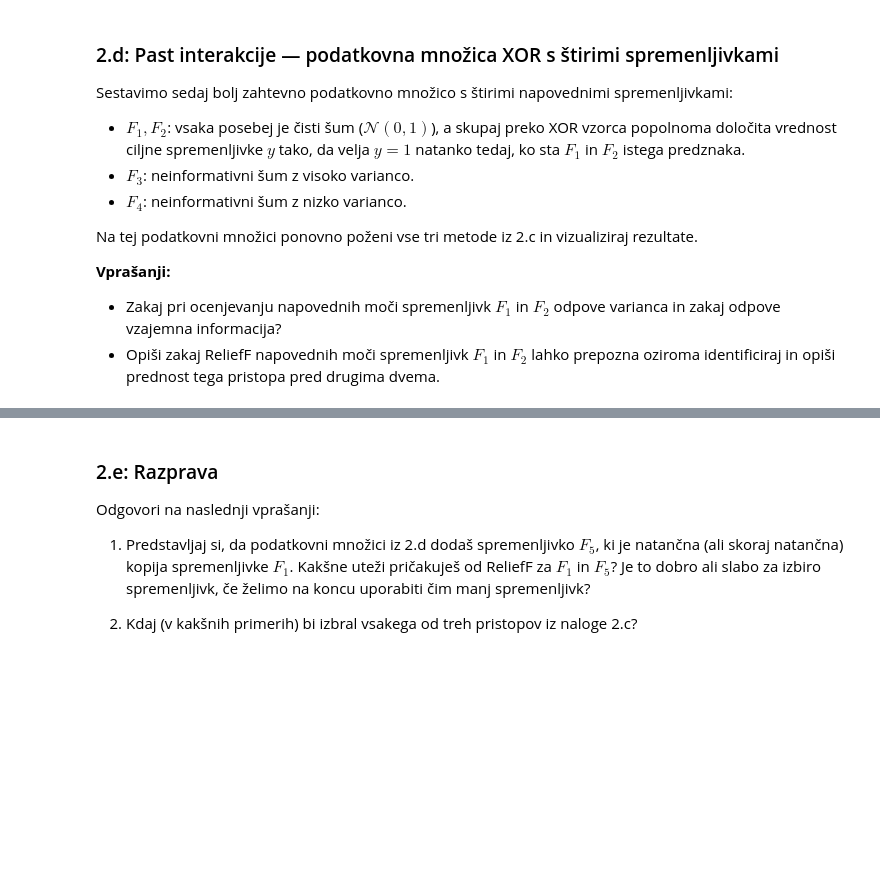
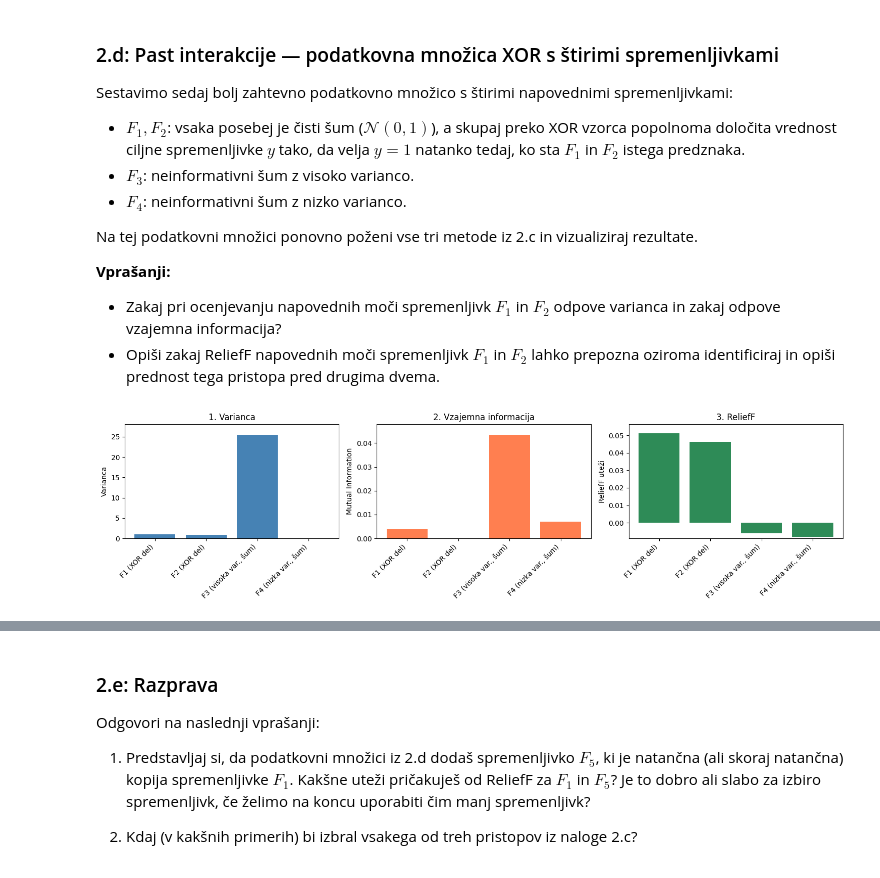
Before and after one commit to EnejBrus/ITAP, a Jupyter notebook: dn3.ipynb, the cells around one changed output, grey strips where cells are left out. Saved outputs shown, nothing was run; the diff lists cells and outputs as text; code cells hidden in the pictures; blank space fills up the shorter version.

```diff
--- a/dn3.ipynb
+++ b/dn3.ipynb
@@ -403,17 +403,86 @@ Na tej podatkovni množici ponovno poženi vse tri metode iz 2.c in vizualiziraj
 - Zakaj pri ocenjevanju napovednih moči spremenljivk $F_1$ in $F_2$ odpove varianca in zakaj odpove vzajemna informacija?
 - Opiši zakaj ReliefF napovednih moči spremenljivk $F_1$ in $F_2$ lahko prepozna oziroma identificiraj in opiši prednost tega pristopa pred drugima dvema.
 # %%
+import numpy as np
+import matplotlib.pyplot as plt
+from sklearn.feature_selection import mutual_info_classif
+
 rng = np.random.default_rng(0)
 n = 500
 F1 = rng.normal(0, 1, n)
 F2 = rng.normal(0, 1, n)
 y_data = ((F1 * F2) > 0).astype(int)  # XOR: 1, če sta istega predznaka
 F3 = rng.normal(0, 5, n)              # visoka varianca, neinformativna
 F4 = rng.normal(0, 0.01, n)           # nizka varianca, neinformativna
 X_data = np.column_stack([F1, F2, F3, F4])
 
 feature_names = ["F1 (XOR del)", "F2 (XOR del)", "F3 (visoka var., šum)", "F4 (nizka var., šum)"]
 
-# Dopolni
+# 1. Varianca
+variance_scores = np.var(X_data, axis=0)
+
+# 2. Mutual Information
+mi_scores = mutual_info_classif(X_data, y_data, random_state=0)
+
+# 3. ReliefF
+feature_ranges = X_data.max(axis=0) - X_data.min(axis=0)
+categorical_mask = np.array([False, False, False, False])
+
+relieff_scores = relieff(X_data, y_data, n_iterations=n, k=10,
+                         feature_ranges=feature_ranges,
+                         categorical_mask=categorical_mask,
+                         rng=np.random.default_rng(0))
+
+# Helper to compute appropriate y-limits including negatives
+def y_limits_for(scores, pad=0.1):
+    mn = np.min(scores)
+    mx = np.max(scores)
+    if mn < 0:
+        ymin = mn * (1 + pad)
+    else:
+        ymin = 0.0
+    if mx > 0:
+        ymax = mx * (1 + pad)
+    else:
+        ymax = 0.0
+    # If both are zero (edge case), set a small range
+    if ymin == 0.0 and ymax == 0.0:
+        ymin, ymax = -0.1, 0.1
+    return ymin, ymax
+
+# Risanje treh subplotov
+fig, axes = plt.subplots(1, 3, figsize=(15, 4))
+
+# Subplot 1: Varianca
+axes[0].bar(range(len(feature_names)), variance_scores, color='steelblue')
+axes[0].set_xticks(range(len(feature_names)))
+axes[0].set_xticklabels(feature_names, rotation=45, ha='right')
+axes[0].set_ylabel("Varianca")
+axes[0].set_title("1. Varianca")
+vmin, vmax = y_limits_for(variance_scores)
+axes[0].set_ylim(vmin, vmax)
+
+# Subplot 2: Mutual Information
+axes[1].bar(range(len(feature_names)), mi_scores, color='coral')
+axes[1].set_xticks(range(len(feature_names)))
+axes[1].set_xticklabels(feature_names, rotation=45, ha='right')
+axes[1].set_ylabel("Mutual Information")
+axes[1].set_title("2. Vzajemna informacija")
+vmin, vmax = y_limits_for(mi_scores)
+axes[1].set_ylim(vmin, vmax)
+
+# Subplot 3: ReliefF
+axes[2].bar(range(len(feature_names)), relieff_scores, color='seagreen')
+axes[2].set_xticks(range(len(feature_names)))
+axes[2].set_xticklabels(feature_names, rotation=45, ha='right')
+axes[2].set_ylabel("ReliefF uteži")
+axes[2].set_title("3. ReliefF")
+vmin, vmax = y_limits_for(relieff_scores)
+axes[2].set_ylim(vmin, vmax)
+
+plt.tight_layout()
+plt.show()
+# %% [output]
+[figure, added]
 # %% [markdown]
 **Odgovora:**
```
Also changed, not shown: parts of 1 cell of this notebook.
